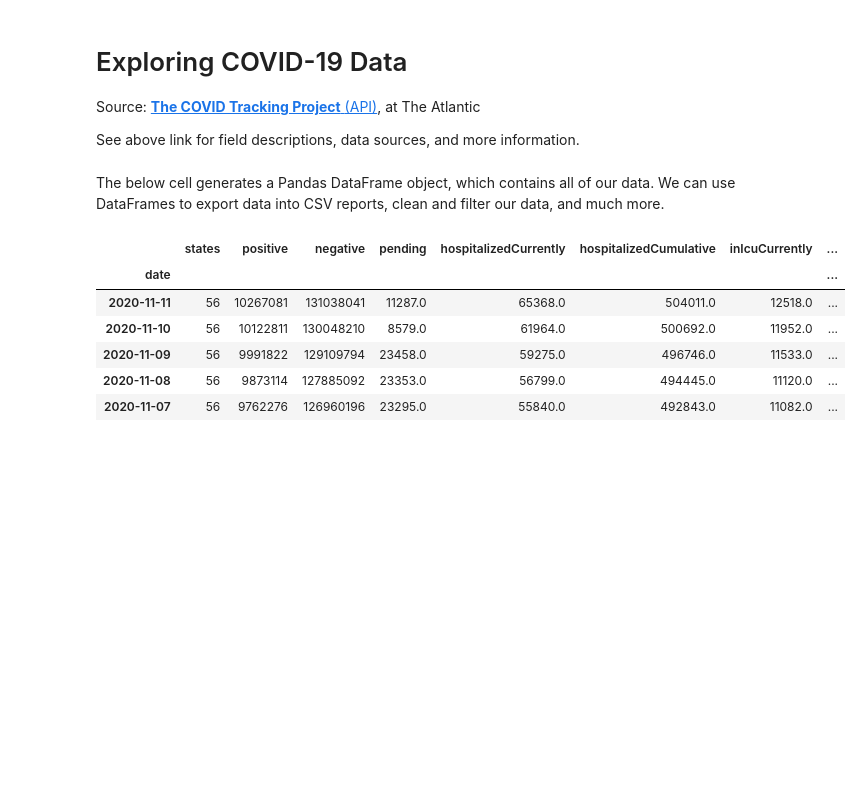
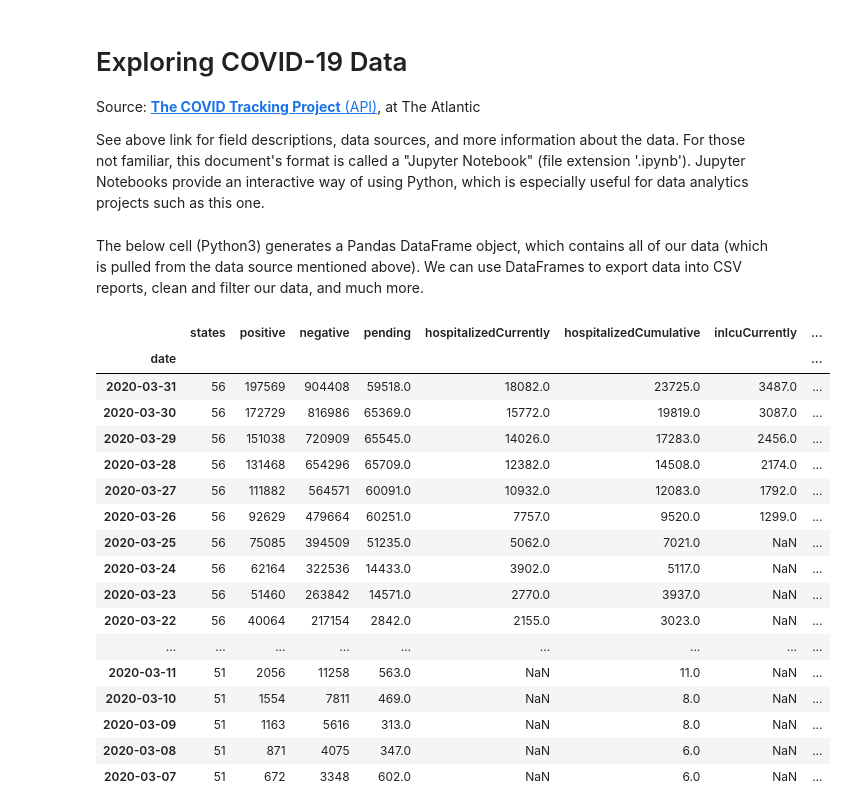
Before and after one commit to edubu2/COVID-19, a Jupyter notebook: api-explore.ipynb, the cells around one changed output. Drawn from its saved outputs; the diff is of its cells as text; code cells hidden in the pictures; blank space fills up the shorter version.

```diff
--- a/api-explore.ipynb
+++ b/api-explore.ipynb
@@ -2,5 +2,5 @@
 # Exploring COVID-19 Data
 Source: [**The COVID Tracking Project** (API)](https://covidtracking.com/data/api), at The Atlantic
 
-See above link for field descriptions, data sources, and more information.
+See above link for field descriptions, data sources, and more information about the data. For those not familiar, this document's format is called a "Jupyter Notebook" (file extension '.ipynb'). Jupyter Notebooks provide an interactive way of using Python, which is especially useful for data analytics projects such as this one.
 # %%
@@ -13,44 +15,51 @@ from matplotlib import pyplot as plt
 pd.set_option('display.max_columns', 50)
 pd.set_option('display.max_rows', 31)
 # %% [markdown]
-The below cell generates a Pandas DataFrame object, which contains all of our data. We can use DataFrames to export data into CSV reports, clean and filter our data, and much more.
+The below cell (Python3) generates a Pandas DataFrame object, which contains all of our data (which is pulled from the data source mentioned above). We can use DataFrames to export data into CSV reports, clean and filter our data, and much more.
 # %%
-# GET json data from API
+# GET json data from API using Python requests module
 response = requests.get("https://api.covidtracking.com/v1/us/daily.json")
 data_json = response.content
 
-# pull into Pandas DataFrame
+# pull json data into Pandas DataFrame, update date format & use date as index column
 usa_covid_daily_df = pd.read_json(data_json)
-
-# update date format
-date_format = '%Y%m%d' # gathered from python datetime documentation
-usa_covid_daily_df['date'] = pd.to_datetime(usa_covid_daily_df['date'], format=date_format).dt.date
-
-# set date as index column
+date_format = '%Y%m%d'
+usa_covid_daily_df['date'] = pd.to_datetime(usa_covid_daily_df['date'], format=date_format)
 usa_covid_daily_df.set_index('date', inplace=True)
 
 # Drop columns marked as "Deprecated" by the source.
-usa_deprecated_columns = ['lastModified', 'total', 'dateChecked', 'hospitalized', 'posNeg', 'hash']
-usa_covid_daily_df.drop(columns=usa_deprecated_columns, inplace=True)
+depr_columns = ['lastModified', 'total', 'dateChecked', 'hospitalized', 'posNeg', 'hash']
+usa_covid_daily_df.drop(columns=depr_columns, inplace=True)
 
 # Delete dates where the num. states reporting < 50 (last date with < 50 states reporting was March 6, 2020)
 filt = (usa_covid_daily_df['states'] < 50)
 usa_covid_daily_df = usa_covid_daily_df.drop(index=usa_covid_daily_df[filt].index)
 
 # Print to Excel with filename equal to latest date contained in dataset
 # get latest date in DF
-latest_date = str(max(usa_covid_daily_df.index.values))
-filname = "csv_extracts/usa_historical/usa_covid_daily_{}.csv".format(latest_date)
-usa_covid_daily_df.to_csv('csv_extracts/usa_historical/usa_covid_daily_2020-11-11.csv')
+# latest_date = str(max(usa_covid_daily_df.index.values))
+# filname = "csv_extracts/usa_historical/usa_covid_daily_{}.csv".format(latest_date)
+# usa_covid_daily_df.to_csv('csv_extracts/usa_historical/usa_covid_daily_2020-11-11.csv')
 
 # view df
-usa_covid_daily_df.head(5)
+usa_covid_daily_df.loc['2020-03']
 # %% [output]
 |  | states | positive | negative | pending | hospitalizedCurrently | hospitalizedCumulative | inIcuCurrently | ... |
 | date |  |  |  |  |  |  |  | ... |
-| 2020-11-11 | 56 | 10267081 | 131038041 | 11287.0 | 65368.0 | 504011.0 | 12518.0 | ... |
-| 2020-11-10 | 56 | 10122811 | 130048210 | 8579.0 | 61964.0 | 500692.0 | 11952.0 | ... |
-| 2020-11-09 | 56 | 9991822 | 129109794 | 23458.0 | 59275.0 | 496746.0 | 11533.0 | ... |
-| 2020-11-08 | 56 | 9873114 | 127885092 | 23353.0 | 56799.0 | 494445.0 | 11120.0 | ... |
-| 2020-11-07 | 56 | 9762276 | 126960196 | 23295.0 | 55840.0 | 492843.0 | 11082.0 | ... |
+| 2020-03-31 | 56 | 197569 | 904408 | 59518.0 | 18082.0 | 23725.0 | 3487.0 | ... |
+| 2020-03-30 | 56 | 172729 | 816986 | 65369.0 | 15772.0 | 19819.0 | 3087.0 | ... |
+| 2020-03-29 | 56 | 151038 | 720909 | 65545.0 | 14026.0 | 17283.0 | 2456.0 | ... |
+| 2020-03-28 | 56 | 131468 | 654296 | 65709.0 | 12382.0 | 14508.0 | 2174.0 | ... |
+| 2020-03-27 | 56 | 111882 | 564571 | 60091.0 | 10932.0 | 12083.0 | 1792.0 | ... |
+| 2020-03-26 | 56 | 92629 | 479664 | 60251.0 | 7757.0 | 9520.0 | 1299.0 | ... |
+| 2020-03-25 | 56 | 75085 | 394509 | 51235.0 | 5062.0 | 7021.0 | NaN | ... |
+| 2020-03-24 | 56 | 62164 | 322536 | 14433.0 | 3902.0 | 5117.0 | NaN | ... |
+| 2020-03-23 | 56 | 51460 | 263842 | 14571.0 | 2770.0 | 3937.0 | NaN | ... |
+| 2020-03-22 | 56 | 40064 | 217154 | 2842.0 | 2155.0 | 3023.0 | NaN | ... |
+| ... | ... | ... | ... | ... | ... | ... | ... | ... |
+| 2020-03-11 | 51 | 2056 | 11258 | 563.0 | NaN | 11.0 | NaN | ... |
+| 2020-03-10 | 51 | 1554 | 7811 | 469.0 | NaN | 8.0 | NaN | ... |
+| 2020-03-09 | 51 | 1163 | 5616 | 313.0 | NaN | 8.0 | NaN | ... |
+| 2020-03-08 | 51 | 871 | 4075 | 347.0 | NaN | 6.0 | NaN | ... |
+| 2020-03-07 | 51 | 672 | 3348 | 602.0 | NaN | 6.0 | NaN | ... |
 # %%
```
Also changed, not shown: parts of 13 cells of this notebook.
